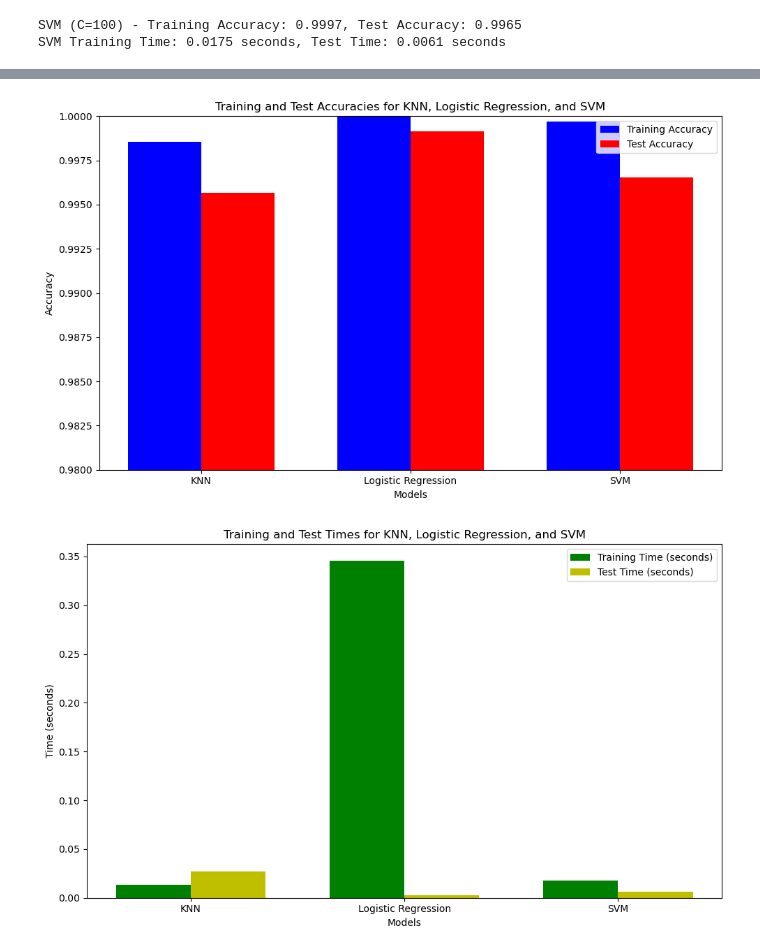
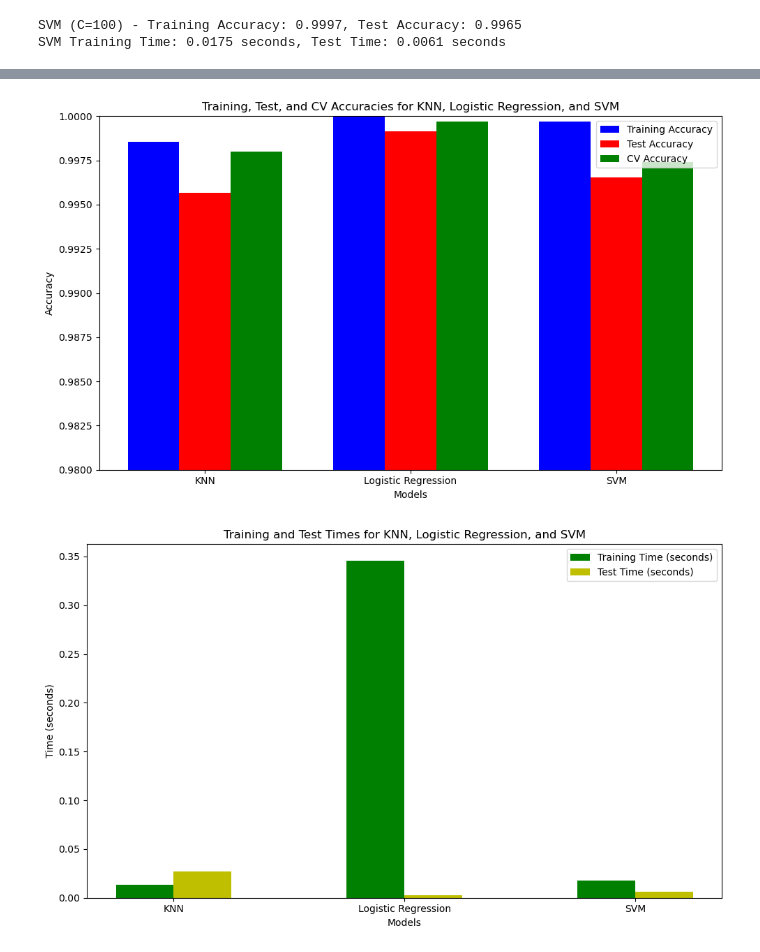
Before and after one commit to mencinas93/Spam_email, a Jupyter notebook: Homework_2_Code.ipynb, the cells around one changed output, grey strips where cells are left out. Cells and saved outputs as stored; diff of their text form; code cells hidden in the pictures.

```diff
--- a/Homework_2_Code.ipynb
+++ b/Homework_2_Code.ipynb
@@ -646,3 +646,19 @@ print(f"SVM Training Time: {training_time_svm:.4f} seconds, Test Time: {test_tim
 # %% [output]
 SVM (C=100) - Training Accuracy: 0.9997, Test Accuracy: 0.9965
 SVM Training Time: 0.0175 seconds, Test Time: 0.0061 seconds
+# %%
+best_k = 3
+best_log_reg_C = 0.01
+best_svm_C = 100
+
+
+models_with_params = [f'KNN (K={best_k})', f'Logistic Regression (C={best_log_reg_C})', f'SVM (C={best_svm_C})']
+
+
+print("Model Performance Summary:\n")
+for i, model in enumerate(models_with_params):
+    print(f"{model}:\n"
+          f"  Training Accuracy: {train_accuracies[i]:.4f}\n"
+          f"  Test Accuracy: {test_accuracies[i]:.4f}\n"
+          f"  Training Time: {training_times[i]:.4f} seconds\n"
+          f"  Test Time: {test_times[i]:.4f} seconds\n")
@@ -649,5 +685,8 @@ SVM Training Time: 0.0175 seconds, Test Time: 0.0061 seconds
 # %%
-import matplotlib.pyplot as plt
+
+
+
+cv_accuracies = [0.9980, 0.9997, 0.9974]
 
 
 models = ['KNN', 'Logistic Regression', 'SVM']
@@ -657,11 +696,11 @@ training_times = [training_time_knn, training_time_log_reg, training_time_svm]
 test_times = [test_time_knn, test_time_log_reg, test_time_svm]
 
 
-plt.figure(figsize=(10, 6))
+bar_width = 0.25
+index = range(len(models))
 
 
-bar_width = 0.35
-index = range(len(models))
+plt.figure(figsize=(10, 6))
 
 
 plt.bar(index, train_accuracies, bar_width, color='b', label='Training Accuracy')
@@ -670,36 +709,40 @@ plt.bar(index, train_accuracies, bar_width, color='b', label='Training Accuracy'
 plt.bar([i + bar_width for i in index], test_accuracies, bar_width, color='r', label='Test Accuracy')
 
 
+plt.bar([i + 2 * bar_width for i in index], cv_accuracies, bar_width, color='g', label='CV Accuracy')
+
+
 plt.ylim(0.98, 1.0)
 
 
 plt.xlabel('Models')
 plt.ylabel('Accuracy')
-plt.title('Training and Test Accuracies for KNN, Logistic Regression, and SVM')
-plt.xticks([i + bar_width / 2 for i in index], models)
+plt.title('Training, Test, and CV Accuracies for KNN, Logistic Regression, and SVM')
+plt.xticks([i + bar_width for i in index], models)
 plt.legend()
 
 
 plt.tight_layout()
 plt.show()
 
 
 plt.figure(figsize=(10, 6))
 
 
 plt.bar(index, training_times, bar_width, color='g', label='Training Time (seconds)')
+
+
 plt.bar([i + bar_width for i in index], test_times, bar_width, color='y', label='Test Time (seconds)')
 
 
 plt.xlabel('Models')
 plt.ylabel('Time (seconds)')
 plt.title('Training and Test Times for KNN, Logistic Regression, and SVM')
 plt.xticks([i + bar_width / 2 for i in index], models)
 plt.legend()
 
-
 plt.tight_layout()
 plt.show()
 # %% [output]
-[figure, old version]
+[figure, new version]
-[figure, old version]
+[figure, new version]
```
Also changed, not shown: parts of 1 cell of this notebook.
